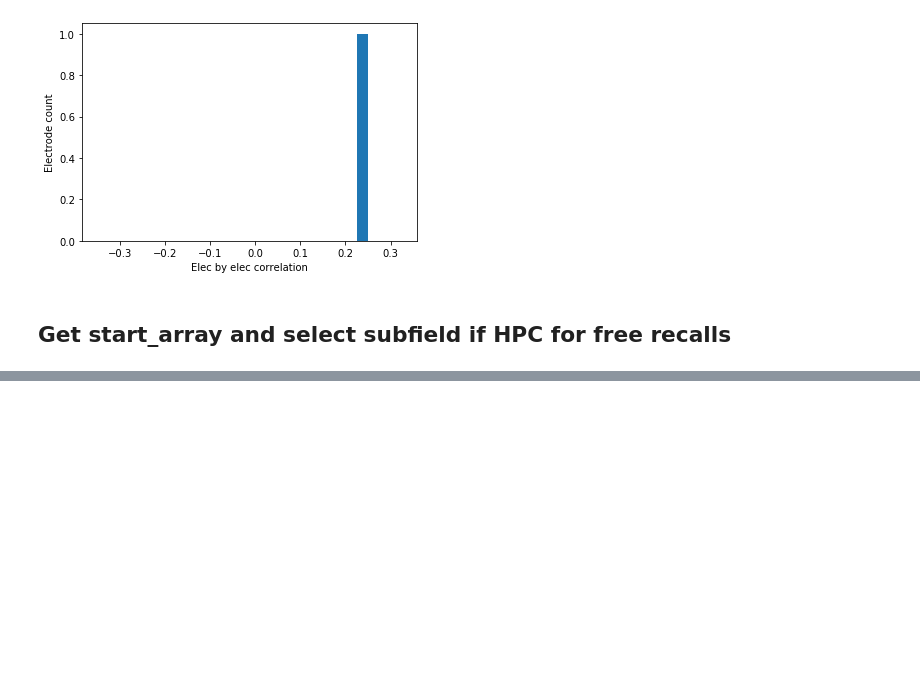
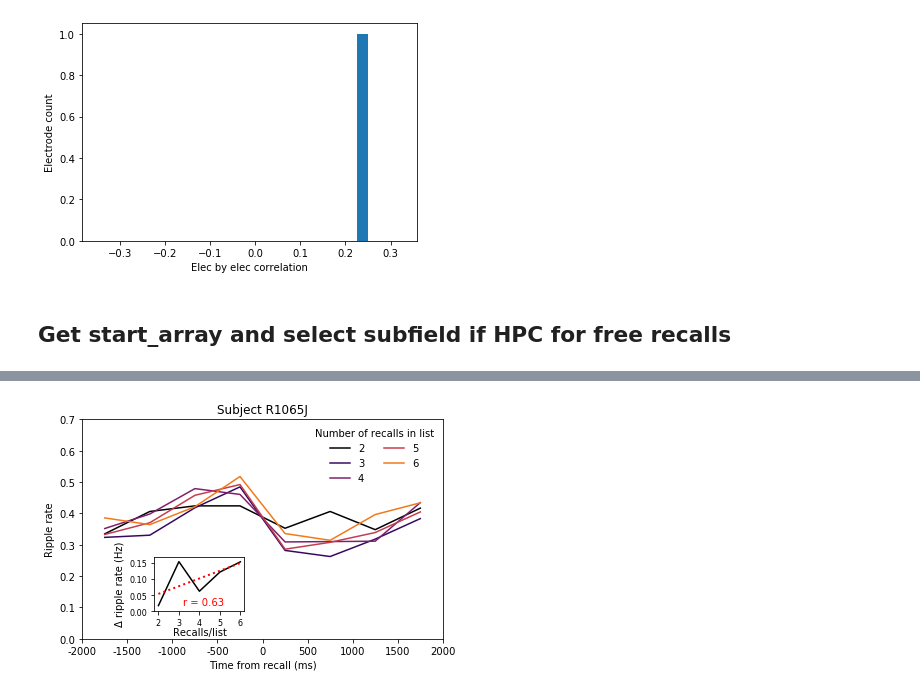
Before and after one commit to jjsakon/SWR, a Jupyter notebook: code/SWRanalysisSingleSub.ipynb, the cells around one changed output, grey strips where cells are left out. Cells and saved outputs as stored; diff of their text form; code cells hidden in the pictures; blank space fills up the shorter version.

Commit message:
2020-12-24 looking at single subject ripples v list_recall_num

```diff
--- a/code/SWRanalysisSingleSub.ipynb
+++ b/code/SWRanalysisSingleSub.ipynb
@@ -190,7 +192,11 @@ half_df = exp_df.iloc[half_sub_idxs]
 # half_df = half_df[ ((df.subject!='R1083J') | (df.session!=3)) &
 #                 ((df.subject!='R1342M') | (df.session!=1)) ]
 
-for row in sub_df.itertuples(): #sub_df.itertuples():  #half_df.itertuples(): ### DON'T CHANGE THIS TO EXP
+
+
+for row in half_df.itertuples(): #sub_df.itertuples():  #half_df.itertuples(): ### DON'T CHANGE THIS TO EXP
+
+
     try:
         sub = row.subject; session = row.session; exp = row.experiment
 
@@ -1042,12 +1017,0 @@ combined_list
-# %%
-# do subjects show bigger ripple bump on lists they have more recalls?
-
-num_plots = np.unique(list_recall_num_array)
-for num in num_plots:
-
-unique_sessions = np.unique(session_name_array)
-
-for session_name in unique_sessions:
-    session_trials = session_name_array==session_name
-    sessions_list_nums = np.unique(list_num_key[session_trials])
-    sessions_list_nums
@@ -1557,0 +1018,75 @@ Test 2 p-value: 0.07402890292010077
+# %%
+# do subjects show bigger ripple bump on lists they have more recalls?
+
+unique_sessions = np.unique(session_name_array)
+unique_recall_nums = np.unique(list_recall_num_array)
+min_recall_num = np.min(unique_recall_nums)
+
+plot_save = [] # list that will be appended for each unique recall_num
+for i in range(len(unique_recall_nums)):
+    plot_save.append([])
+
+for session_name in unique_sessions:
+    session_trials = session_name_array==session_name
+    session_recall_nums = list_recall_num_array[session_trials]
+    session_start_array = start_array[session_trials]
+
+    for i,recall_num in enumerate(session_recall_nums):
+        # index to 0 and append each start_array trials
+        plot_save[recall_num-min_recall_num].append(session_start_array[i,:])
+
+
+# visualize by plotting the binned average of each
+
+stats_bin = 500 # time bin width in ms to test stats on
+
+xr = np.arange(0,4000,500)+250
+
+from matplotlib import cm
+colormap = plt.cm.inferno # copper
+colors = [colormap(i) for i in np.linspace(0, 0.7, len(plot_save))]
+
+delta_ripple_rate = []
+
+for i,num_recalls in enumerate(range(len(plot_save))):
+
+    # bin it
+    temp_binned_array = binBinaryArray(np.array(plot_save[num_recalls])[:,1:],stats_bin,sr_factor)
+    delta_ripple_rate.append(np.mean(temp_binned_array[:,3])-np.mean(temp_binned_array[:,1]))
+
+    plot(xr,np.mean(temp_binned_array,0),color=colors[i])
+
+title('Subject '+sub)
+ylabel('Ripple rate')
+xlabel('Time from recall (ms)')
+xticks(np.arange(0,4001,500),np.arange(-2000,2001,500))
+gca().set_ylim(0,0.7)
+gca().set_xlim(0,4000)
+legend(unique_recall_nums,title='Number of recalls in list',ncol=2,frameon=False)
+
+# plot delta ripple rate v. number of recalls
+
+# for num_recalls in range(len(plot_save)):
+
+axins = gca().inset_axes([0.2, 0.125, 0.25, 0.25])
+
+axins.plot(unique_recall_nums,delta_ripple_rate,color=(0,0,0))
+axins.tick_params(labelsize=8)
+
+axins.set_ylabel(u'Δ ripple rate (Hz)')
+axins.set_xlabel('Recalls/list')
+axins.xaxis.set_label_coords(0.51,-0.29)
+axins.set_ylim(0,0.17)
+gcf().tight_layout()
+axins.set_xticks(np.arange(np.min(unique_recall_nums),np.max(unique_recall_nums)+0.01,1))
+axins.set_yticks(np.arange(0,np.max(delta_ripple_rate),0.05))
+
+reg = stats.linregress(unique_recall_nums,delta_ripple_rate) #slope, intercept, r_value
+axins.annotate('r = '+str(np.round(reg.rvalue,3)),(3.2,0.02),color=(1,0,0))
+
+xr = np.arange(np.min(unique_recall_nums),np.max(unique_recall_nums),0.01)
+axins.plot(xr,xr*reg.slope+reg.intercept,marker='',linewidth=2,linestyle='dotted',color=[1,0,0])
+
+a = 1;
+# %% [output]
+[figure, added]
```
Also changed, not shown: parts of 20 cells of this notebook, 1 other file.
